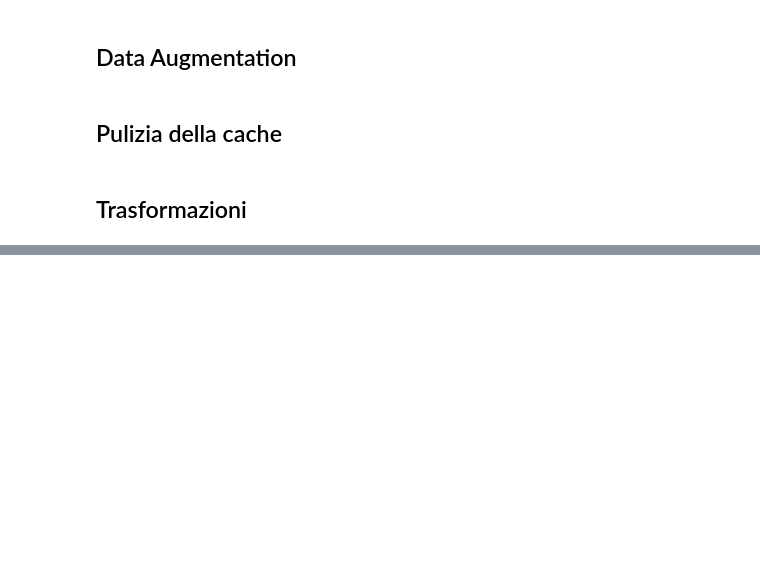
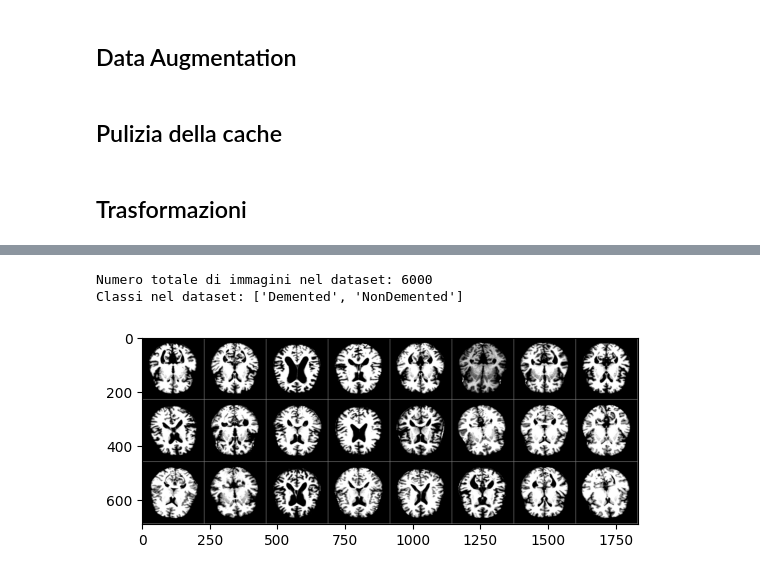
Before and after one commit to Esistere/esistere-ia, a Jupyter notebook: notebooks/FIA_model_train_and_test.ipynb, the cells around one changed output, grey strips where cells are left out. Cells and saved outputs as stored; diff of their text form; code cells hidden in the pictures; blank space fills up the shorter version.

```diff
--- a/notebooks/FIA_model_train_and_test.ipynb
+++ b/notebooks/FIA_model_train_and_test.ipynb
@@ -118,0 +177,7 @@ standard_transforms = transforms.Compose([
+# %%
+train_dataset = datasets.ImageFolder(data_dir_train, transform=standard_transforms)
+
+train_loader = DataLoader(train_dataset, batch_size=32, shuffle=True)
+
+print(train_dataset)
+print(train_loader.batch_size)
@@ -118,0 +196,27 @@ standard_transforms = transforms.Compose([
+# %%
+import matplotlib.pyplot as plt
+import numpy as np
+import torchvision
+
+# Funzione per mostrare un'immagine
+def imshow(img):
+    img = img / 2 + 0.5  # Normalizza i valori per riportarli nel range [0, 1]
+    npimg = img.numpy()
+    npimg = np.clip(npimg, 0, 1)  # Assicurati che i valori siano nel range [0, 1]
+    plt.imshow(np.transpose(npimg, (1, 2, 0)), cmap='gray')
+    plt.show()
+
+# Stampa alcune informazioni di base sul dataset
+print(f"Numero totale di immagini nel dataset: {len(train_dataset)}")
+print(f"Classi nel dataset: {train_dataset.classes}")
+
+# Ottieni alcune immagini di esempio dal DataLoader
+dataiter = iter(train_loader)
+images, labels = next(dataiter)
+
+# Mostra le immagini
+imshow(torchvision.utils.make_grid(images[:24]))
+# %% [output]
+Numero totale di immagini nel dataset: 6000
+Classi nel dataset: ['Demented', 'NonDemented']
+[figure, added]
```
Also changed, not shown: parts of 32 cells of this notebook.
